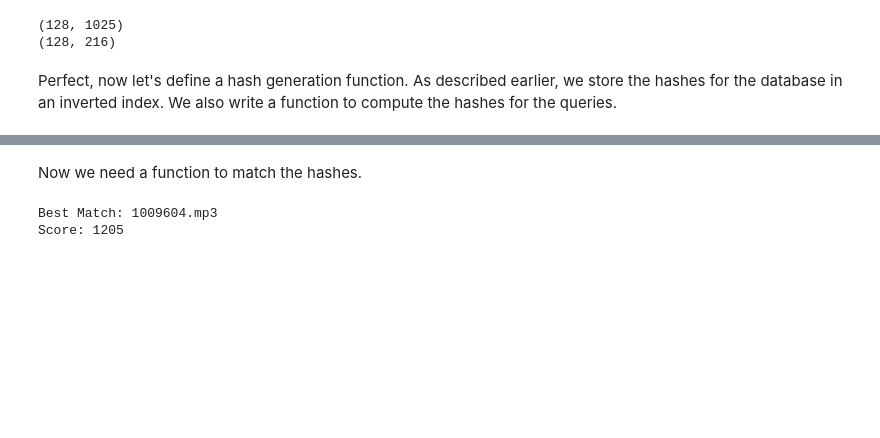
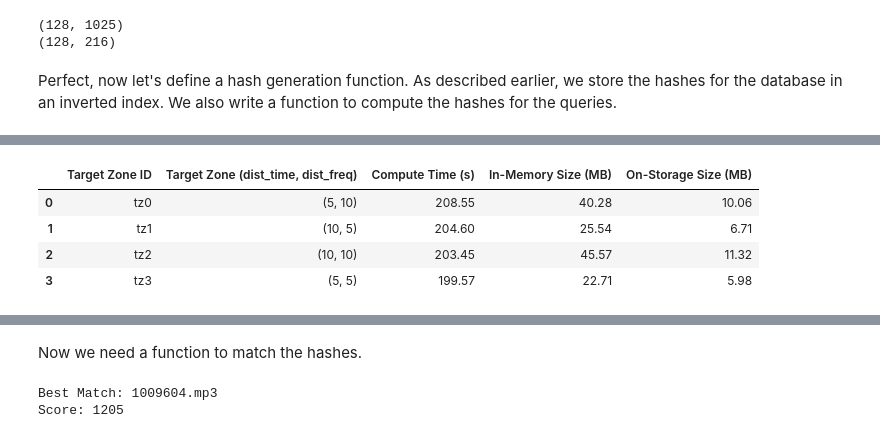
Before and after one commit to Lutu-gl/AudioID-Retrieval, a Jupyter notebook: notebooks/04_audio_retrieval_MS2.ipynb, the cells around one changed output, grey strips where cells are left out. Drawn from its saved outputs; the diff is of its cells as text; code cells hidden in the pictures; blank space fills up the shorter version.

Commit message:
finished notebook Task 1 description. Some TODOs still open..

```diff
--- a/notebooks/04_audio_retrieval_MS2.ipynb
+++ b/notebooks/04_audio_retrieval_MS2.ipynb
@@ -199,7 +205,7 @@ target_zones = [(5,10), (10, 5), (10, 10), (5, 5)]
 # %% [markdown]
 Perfect, now let's define a hash generation function. As described earlier, we store the hashes for the database in an inverted index. We also write a function to compute the hashes for the queries.
 # %%
-def compute_hashes_list_and_index(files_dict, target_zone, exclusion_zone=5):
+def compute_hashes_index(files_dict, target_zone, exclusion_zone=5):
     """
     Compute hashes for all files' constellation maps and return a list of hashes
     along with an index for fast lookup.
@@ -237,7 +243,8 @@ def compute_hashes_list_and_index(files_dict, target_zone, exclusion_zone=5):
                 if hash_value is not None:
                     db_hash_index[hash_value].append((file_name, time1))
         finished_hashes += 1
-        print(f"finished hashing {file_name} {finished_hashes}")
+        if finished_hashes % 110 == 0:
+            print(f"finished hashing {file_name} {finished_hashes}")
 
     return db_hash_index
 
@@ -296,8 +334,8 @@ Ok now let's try to compute the hashes for the database and the queries.
 # %%
-
-# Berechnung der Hashes
-database_hash_list, db_hash_index = compute_hashes_list_and_index(database, target_zones[0], exclusion_zone=5)
-
-# Ausgabe der ersten 5 Hashes
-print("Hashes (Liste):", database_hash_list[:10])
+results = []
+start_time = time.perf_counter()
+db_hash_index_tz0 = compute_hashes_index(database, target_zones[0], exclusion_zone=5)
+print(f"Time to compute hashes for the database: {time.perf_counter() - start_time:.2f} seconds")
+save_db_hash_index(db_hash_index_tz0, 'hashes/db_hash_index_tz0.pkl')
+print(f"Size of db_hash_index_tz0: {get_sizeof(db_hash_index_tz0)} bytes")
 # %% [output]
@@ -304,0 +358,66 @@ Hashes (Liste): [(4214803, '1143804.mp3', 177), (4214807, '1143804.mp3', 177), (
+# %%
+import time
+import os
+import pickle
+import pandas as pd
+from IPython.display import display
+
+def compute_and_save(db_hash_index, target_zone, exclusion_zone, file_path):
+    start_time = time.perf_counter()
+    db_hash_index = compute_hashes_index(database, target_zone, exclusion_zone=exclusion_zone)
+    compute_time = time.perf_counter() - start_time
+
+    # Save to file
+    save_db_hash_index(db_hash_index, file_path)
+
+    # Get sizes
+    in_memory_size = get_sizeof(db_hash_index)
+    on_storage_size = os.path.getsize(file_path)
+
+    return compute_time, in_memory_size, on_storage_size
+
+# List to store results
+results = []
+
+# Compute and store for each target zone
+for i, target_zone in enumerate(target_zones):
+    print(f"Computing and storing for target zone {i}...")
+    file_path = f'hashes/db_hash_index_tz{i}.pkl'
+    compute_time, in_memory_size, on_storage_size = compute_and_save(
+        db_hash_index=f'db_hash_index_tz{i}',
+        target_zone=target_zone,
+        exclusion_zone=5,
+        file_path=file_path
+    )
+    results.append({
+        "Target Zone ID": f"tz{i}",
+        "Target Zone (dist_time, dist_freq)": f"{target_zone}",
+        "Compute Time (s)": compute_time,
+        "In-Memory Size (MB)": in_memory_size / (1024**2),
+        "On-Storage Size (MB)": on_storage_size / (1024**2),
+    })
+
+# Convert results to a DataFrame
+df = pd.DataFrame(results)
+
+# Style the DataFrame for better visual appearance
+styled_df = (
+    df.style
+    .set_properties(**{'text-align': 'left', 'border': '1px solid black'})
+    .set_table_styles([
+        {'selector': 'th', 'props': [('font-weight', 'bold'), ('text-align', 'left'), ('background-color', '#f4f4f4')]},
+        {'selector': 'td', 'props': [('padding', '8px')]},
+        {'selector': 'tr:hover', 'props': [('background-color', '#f0f0f0')]},
+    ])
+    .set_caption("Summary of Retrieval Metrics")
+    .format(na_rep="-")  # Replace missing values with '-'
+    .format({
+        "Compute Time (s)": "{:.2f}",  # Format compute time with 2 decimal places
+        "In-Memory Size (MB)": "{:.2f}",  # Format in-memory size with 2 decimal places
+        "On-Storage Size (MB)": "{:.2f}"  # Format on-storage size with 2 decimal places
+    })
+)
+
+# Display the styled DataFrame in the notebook
+display(styled_df)
+# %% [output]
@@ -305 +442,6 @@ Hashes (Liste): [(4214803, '1143804.mp3', 177), (4214807, '1143804.mp3', 177), (
+|  | Target Zone ID | Target Zone (dist_time, dist_freq) | Compute Time (s) | In-Memory Size (MB) | On-Storage Size (MB) |
+| 0 | tz0 | (5, 10) | 208.55 | 40.28 | 10.06 |
+| 1 | tz1 | (10, 5) | 204.60 | 25.54 | 6.71 |
+| 2 | tz2 | (10, 10) | 203.45 | 45.57 | 11.32 |
+| 3 | tz3 | (5, 5) | 199.57 | 22.71 | 5.98 |
 # %% [markdown]
```
Also changed, not shown: parts of 12 cells of this notebook.
